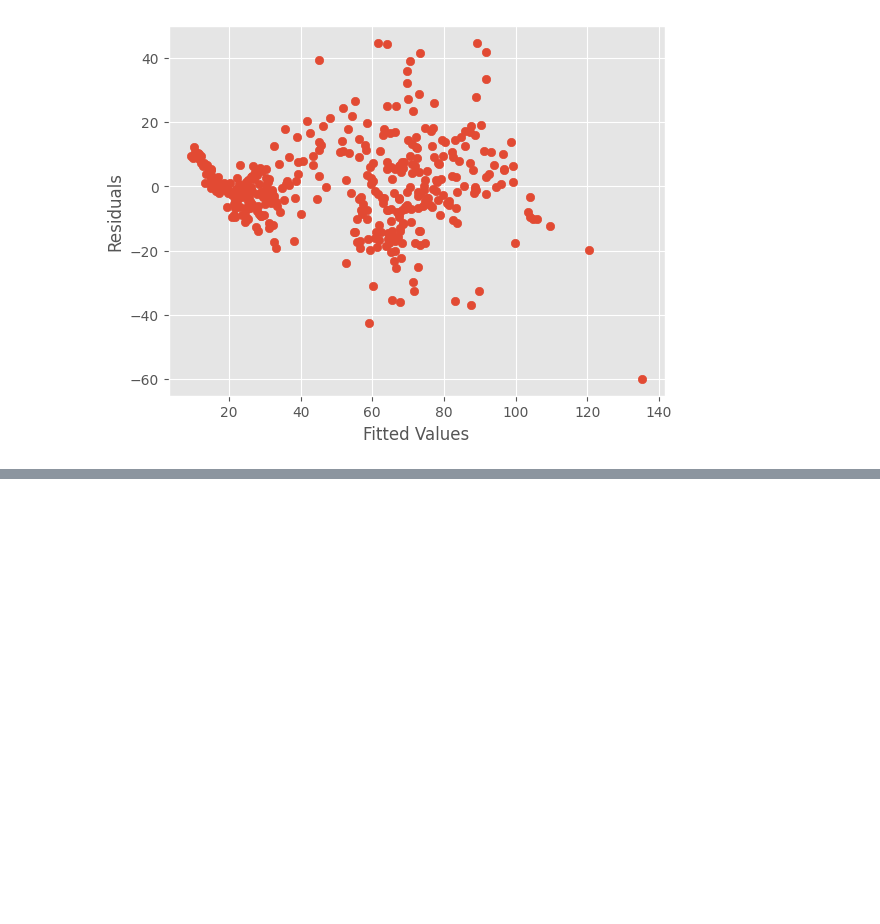
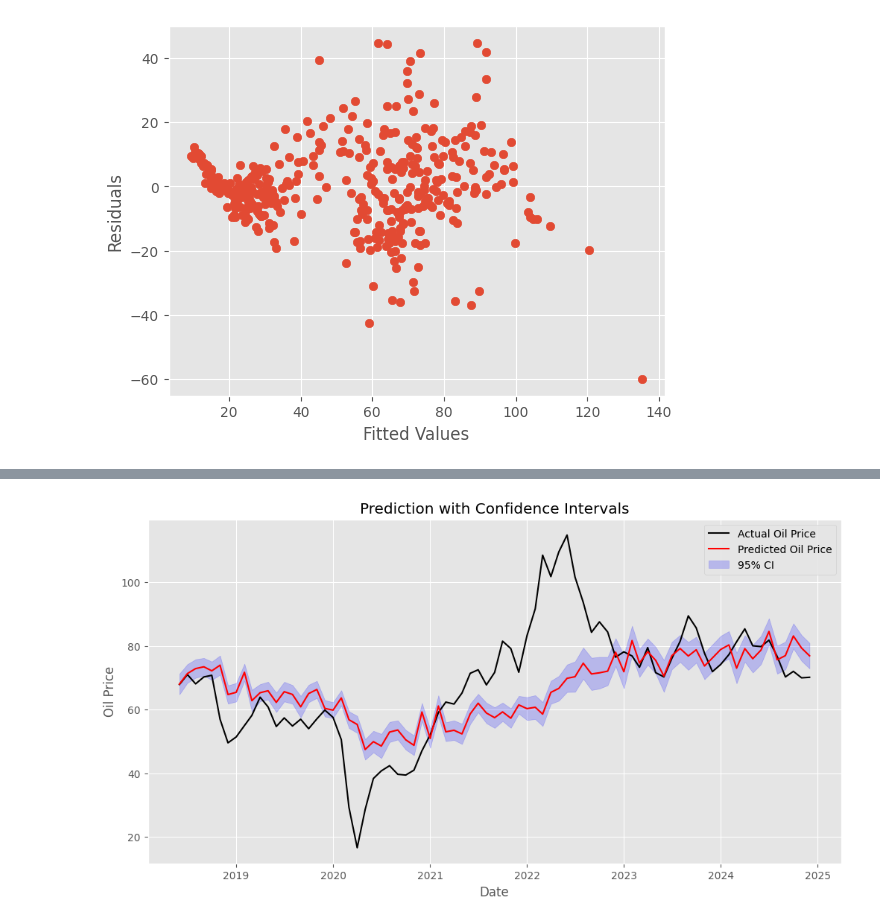
Before and after one commit to tzabcoder/QuantitativeFinance, a Jupyter notebook: Seasonality_Predictions/oil_seasonality_predictions.ipynb, the cells around one changed output, grey strips where cells are left out. Drawn from its saved outputs; the diff is of its cells as text; code cells hidden in the pictures; blank space fills up the shorter version.

```diff
--- a/Seasonality_Predictions/oil_seasonality_predictions.ipynb
+++ b/Seasonality_Predictions/oil_seasonality_predictions.ipynb
@@ -268,0 +342,81 @@ Viewing the OLS regression results, the in-sample model results indicate that 79
+# %%
+# Out-of-sample test (single-step rolling forecast)
+predictions = []
+observed_prices = []
+ci_uppers = []
+ci_lowers = []
+
+for i in range(len(data)-OUT_SAMPLE, len(data)-1):
+    train = data.iloc[:i]
+    test = data.iloc[i:]
+
+    # Create the step training data
+    X_train = pd.DataFrame({
+        'intercept' : np.ones(train.shape[0]),
+        'city_average' : train['city_average'],
+        'production' : train['production'],
+        'orders_mining_oil_gas' : train['orders_mining_oil_gas']
+    })
+    y_train = train['oil_price']
+
+    # Create and fit the linear model
+    model = sm.OLS(y_train, X_train)
+    results = model.fit()
+
+    # Create the predictors for the one-step forecast
+    X_test = pd.DataFrame({
+        'intercept': [1],
+        'city_average': [data.iloc[i]['city_average']],
+        'production': [data.iloc[i]['production']],
+        'orders_mining_oil_gas': [data.iloc[i]['orders_mining_oil_gas']]
+    })
+
+    # Predict the next-month oil price
+    prediction = results.get_prediction(X_test)
+    summary = prediction.summary_frame(alpha=0.05)
+
+    # Store the predictions
+    predictions.append(summary['mean'].values[0])
+    observed_prices.append(data.iloc[i]['oil_price'])
+    ci_uppers.append(summary['mean_ci_lower'].values[0])
+    ci_lowers.append(summary['mean_ci_upper'].values[0])
+
+# Convert out-of-sample data to Series
+index = data.index[len(data)-OUT_SAMPLE:len(data)-1]
+
+predicted = pd.Series(predictions, index=index)
+observed = pd.Series(observed_prices, index=index)
+ci_upper = pd.Series(ci_uppers, index=index)
+ci_lower = pd.Series(ci_lowers, index=index)
+
+# Model performance
+MSE = mean_squared_error(observed, predicted)
+R2 = r2_score(observed, predicted)
+
+print(f'Mean Squared Error (MSE): {MSE}')
+print(f'R_Squared: {R2}')
+
+# Plot actual vs predicted values (with confidence intervals)
+plt.figure(figsize=(12, 6))
+plt.plot(observed, label='Actual Oil Price', color='black')
+plt.plot(predicted, label='Predicted Oil Price', color='red')
+plt.fill_between(predicted.index, ci_lower, ci_upper, color='blue', alpha=0.2, label='95% CI')
+plt.xlabel('Date')
+plt.ylabel('Oil Price')
+plt.title('Prediction with Confidence Intervals')
+plt.legend()
+plt.grid(True)
+plt.show()
+
+# Residual plot
+residuals = observed - predicted
+
+plt.figure(figsize=(10, 4))
+plt.plot(residuals, marker='o', linestyle='-', color='red')
+plt.axhline(0, color='gray', linestyle='--')
+plt.title('Residual Plot')
+plt.xlabel('Date')
+plt.ylabel('Residuals (Actual - Predicted)')
+plt.grid(True)
+plt.show()
+# %% [output]
@@ -268,0 +425 @@ Viewing the OLS regression results, the in-sample model results indicate that 79
+[figure, added]
```
Also changed, not shown: parts of 6 cells of this notebook, 1 other file.
